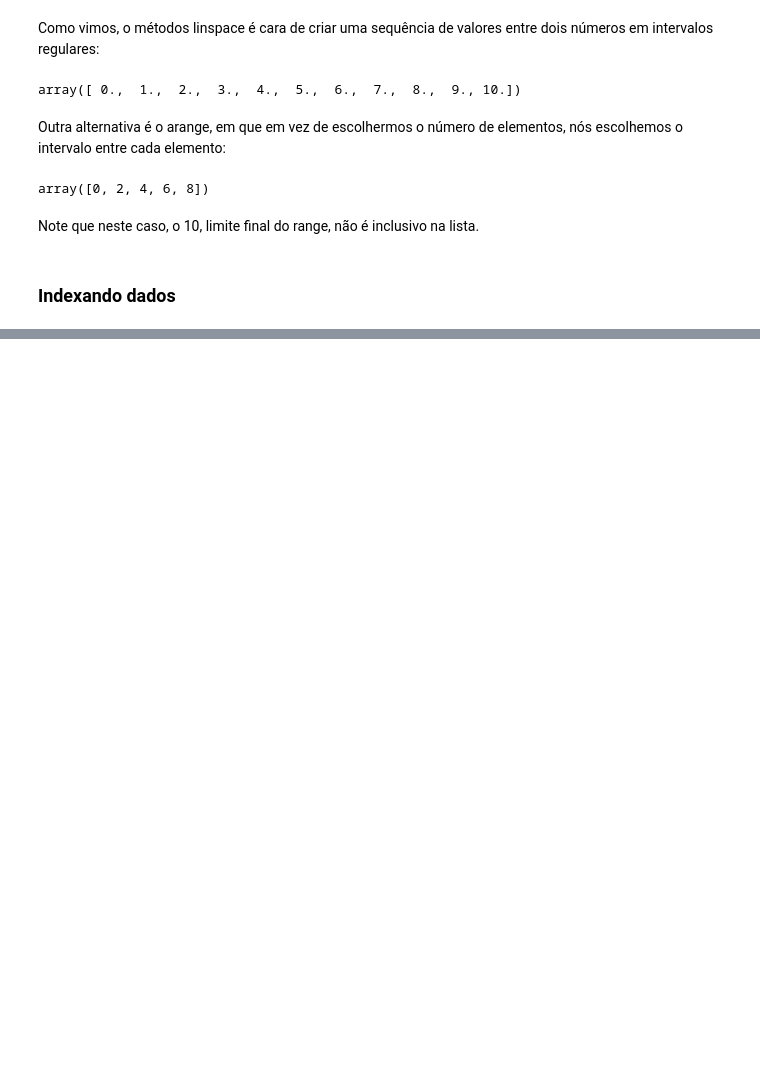
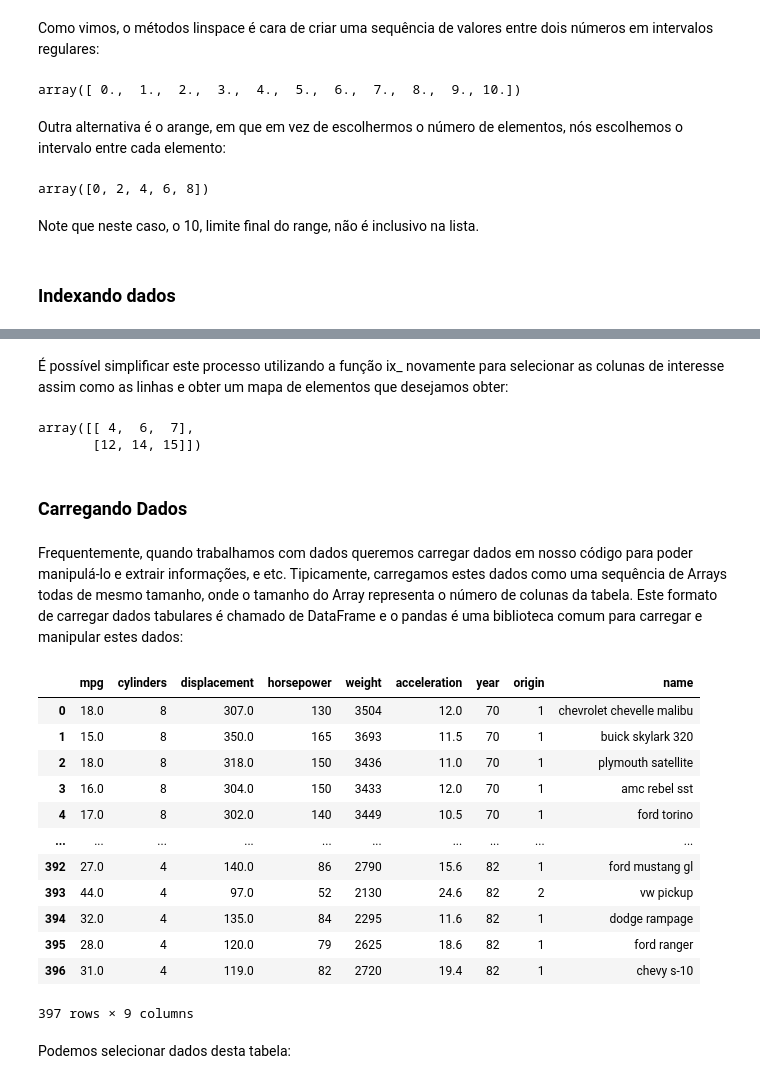
Before and after one commit to rafael-asousa/ISLP, a Jupyter notebook: Chapter2/Lab.ipynb, the cells around one changed output, grey strips where cells are left out. Cells and saved outputs as stored; diff of their text form; code cells hidden in the pictures; blank space fills up the shorter version.

```diff
--- a/Chapter2/Lab.ipynb
+++ b/Chapter2/Lab.ipynb
@@ -358,0 +441,14 @@ Note que neste caso, o 10, limite final do range, não é inclusivo na lista.
+# %% [markdown]
+É possível simplificar este processo utilizando a função ix_ novamente para selecionar as colunas de interesse assim como as linhas e obter um mapa de elementos que desejamos obter:
+# %%
+keep_cols = np.zeros(A.shape[1], bool)
+keep_cols[[0, 2, 3]] = True
+idx_bool = np.ix_(keep_rows, keep_cols)
+A[idx_bool]
+# %% [output]
+array([[ 4,  6,  7],
+       [12, 14, 15]])
+# %% [markdown]
+### Carregando Dados
+# %% [markdown]
+Frequentemente, quando trabalhamos com dados queremos carregar dados em nosso código para poder manipulá-lo e extrair informações, e etc. Tipicamente, carregamos estes dados como uma sequência de Arrays todas de mesmo tamanho, onde o tamanho do Array representa o número de colunas da tabela. Este formato de carregar dados tabulares é chamado de DataFrame e o pandas é uma biblioteca comum para carregar e manipular estes dados:
@@ -358,0 +457,19 @@ Note que neste caso, o 10, limite final do range, não é inclusivo na lista.
+# %%
+Auto = pd.read_csv('../Auto.csv')
+Auto
+# %% [output]
+|  | mpg | cylinders | displacement | horsepower | weight | acceleration | year | origin | name |
+| 0 | 18.0 | 8 | 307.0 | 130 | 3504 | 12.0 | 70 | 1 | chevrolet chevelle malibu |
+| 1 | 15.0 | 8 | 350.0 | 165 | 3693 | 11.5 | 70 | 1 | buick skylark 320 |
+| 2 | 18.0 | 8 | 318.0 | 150 | 3436 | 11.0 | 70 | 1 | plymouth satellite |
+| 3 | 16.0 | 8 | 304.0 | 150 | 3433 | 12.0 | 70 | 1 | amc rebel sst |
+| 4 | 17.0 | 8 | 302.0 | 140 | 3449 | 10.5 | 70 | 1 | ford torino |
+| ... | ... | ... | ... | ... | ... | ... | ... | ... | ... |
+| 392 | 27.0 | 4 | 140.0 | 86 | 2790 | 15.6 | 82 | 1 | ford mustang gl |
+| 393 | 44.0 | 4 | 97.0 | 52 | 2130 | 24.6 | 82 | 2 | vw pickup |
+| 394 | 32.0 | 4 | 135.0 | 84 | 2295 | 11.6 | 82 | 1 | dodge rampage |
+| 395 | 28.0 | 4 | 120.0 | 79 | 2625 | 18.6 | 82 | 1 | ford ranger |
+| 396 | 31.0 | 4 | 119.0 | 82 | 2720 | 19.4 | 82 | 1 | chevy s-10 |
+397 rows × 9 columns
+# %% [markdown]
+Podemos selecionar dados desta tabela:
```
Also changed, not shown: parts of 70 cells of this notebook, 1 other file.
